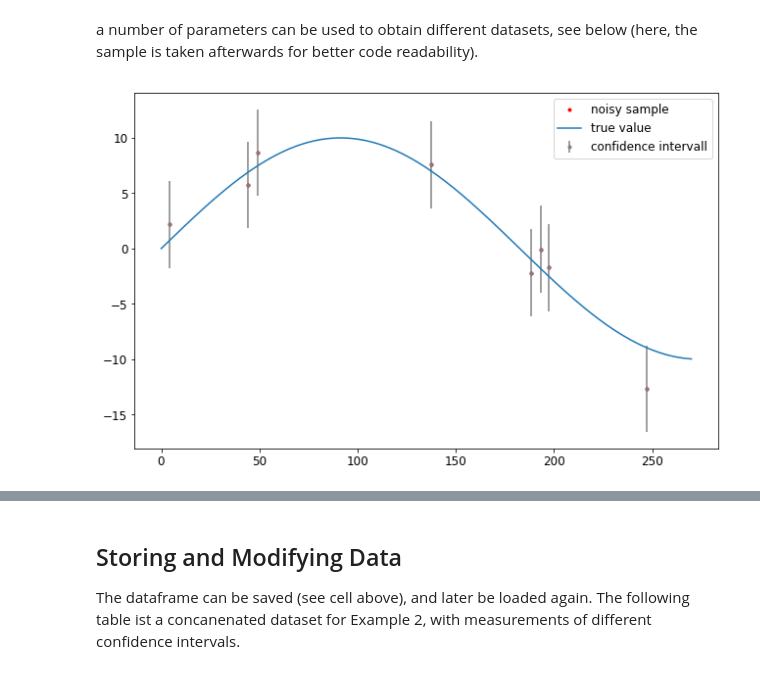
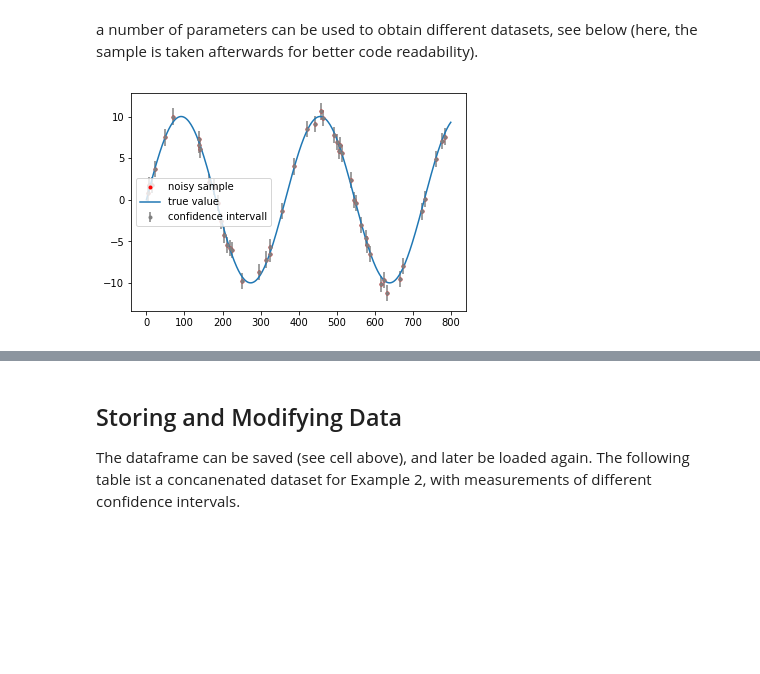
Before and after one commit to red5alex/kriglab, a Jupyter notebook: Import Example Data Set.ipynb, the cells around one changed output, grey strips where cells are left out. Saved outputs shown, nothing was run; the diff lists cells and outputs as text; code cells hidden in the pictures; blank space fills up the shorter version.

```diff
--- a/Import Example Data Set.ipynb
+++ b/Import Example Data Set.ipynb
@@ -38,23 +63,22 @@ plt.show()
 # %% [markdown]
 a number of parameters can be used to obtain different datasets, see below (here, the sample is taken afterwards for better code readability).
 # %%
-df_all = exampledata.sine_data(start = 0,  stop = 270,  # intervall for predictor
+df_all = exampledata.sine_data(start = 0,  stop = 800,  # intervall for predictor
               resolution = 500,   # number of samples to create in interval
               period = 500, amplitude = 10,  # shape of sine curve
               noise_type="gaussian",   # type of noise
               noise_mean = 0,  # mean of noise
-              noise_std = 2)  # standard deviation of noise
-
-df_z = df_all.sample(8)
+              noise_std = 0.5)  # standard deviation of noise
+df_z = df_all.sample(50)
 
 plt.plot(df_z.x, df_z.measurement, '.', label='noisy sample', color = "red")
 plt.plot(df_all.x, df_all.truez, label="true value")
 plt.errorbar(df_z.x, df_z.measurement, df_z.confidence95, fmt='.',
              label='confidence intervall', color="grey")
 
-df_z.to_excel(r".\example_data\Periodic Sine\example_4.xlsx")
+df_z.to_excel(r".\example_data\Periodic Sine\example_5.xlsx")
 
 plt.legend()
 plt.show()
 # %% [output]
-[figure, old version]
+[figure, new version]
```
Also changed, not shown: parts of 19 cells of this notebook, 5 other files.
